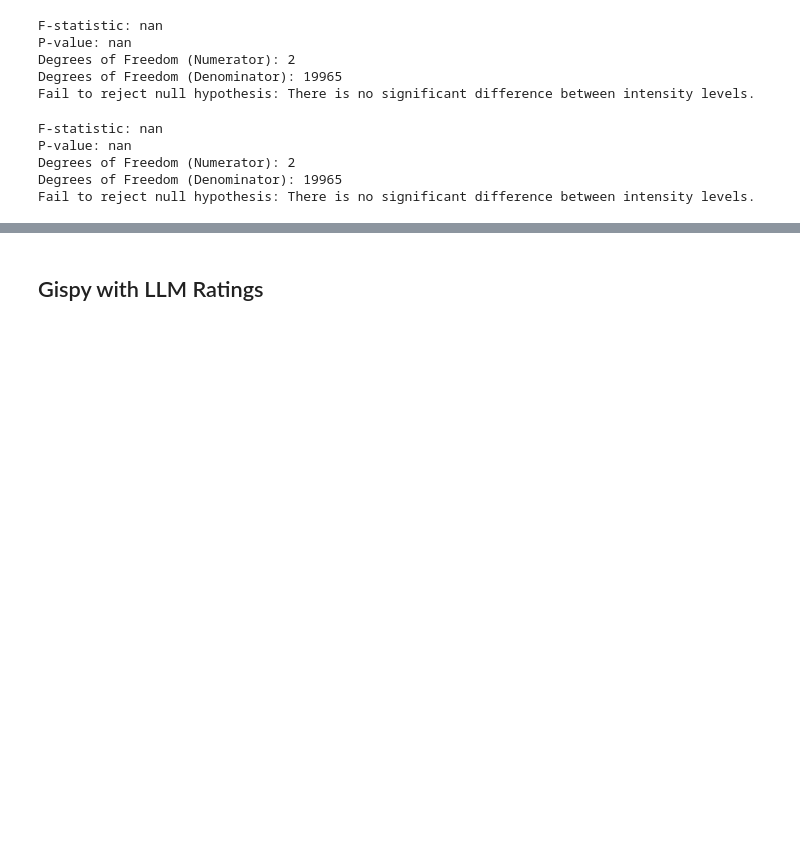
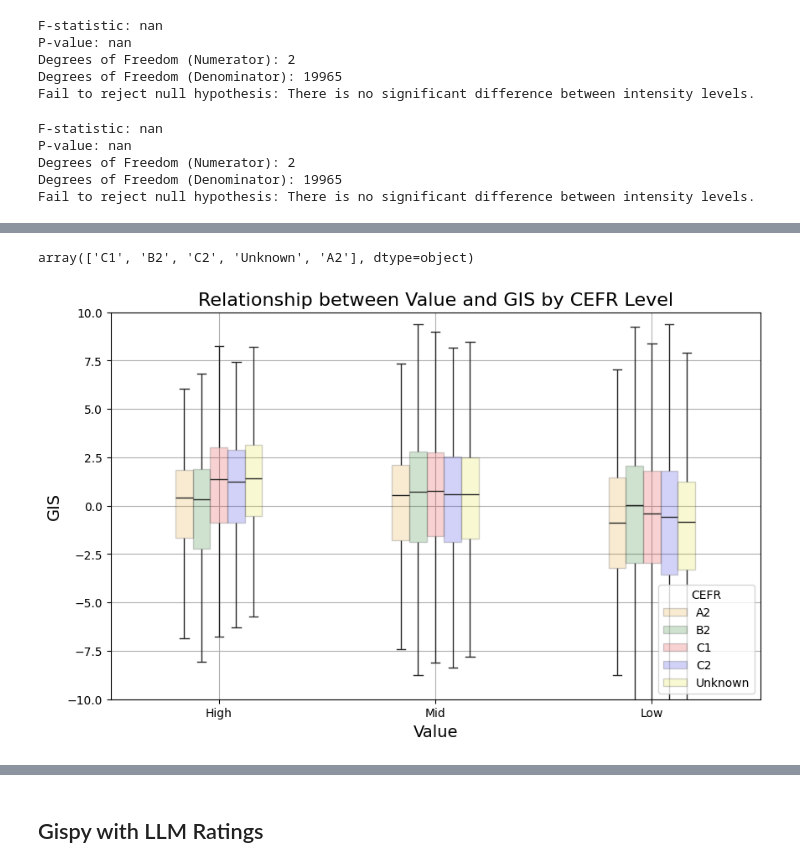
Before and after one commit to mahathi-p/Interest-in-humans-and-llms, a Jupyter notebook: analysis.ipynb, the cells around one changed output, grey strips where cells are left out. Drawn from its saved outputs; the diff is of its cells as text; code cells hidden in the pictures; blank space fills up the shorter version.

```diff
--- a/analysis.ipynb
+++ b/analysis.ipynb
@@ -453,0 +465,3 @@ Fail to reject null hypothesis: There is no significant difference between inten
+# %%
+df = combined_data[['PCCNC_mrc', 'WRDIMGc_mrc', 'gis', 'CEFR','int_level' ,'value']]
+df
@@ -453,0 +482,3 @@ Fail to reject null hypothesis: There is no significant difference between inten
+# %%
+df['gis_round'] = df['gis'].apply(lambda x: round(x, 3))
+df
@@ -453,0 +516,4 @@ Fail to reject null hypothesis: There is no significant difference between inten
+# %%
+df['CEFR'].unique()
+# %% [output]
+array(['C1', 'B2', 'C2', 'Unknown', 'A2'], dtype=object)
@@ -453,0 +523,30 @@ Fail to reject null hypothesis: There is no significant difference between inten
+# %%
+# Set up colors and markers for different CEFR levels
+colors = {'C1': 'red', 'B2': 'green', 'C2': 'blue', 'A2': 'orange', 'Unknown':'yellow'}
+
+# Define hue order for CEFR levels
+hue_order = ['A2', 'B2', 'C1', 'C2', 'Unknown']
+int_level_order = ['High', 'Mid', 'Low']
+# Plot
+plt.figure(figsize=(10, 6))
+
+# Plot boxplots for each value grouped by CEFR levels, with colors corresponding to CEFR levels
+g = sns.boxplot(x='int_level', y='gis_round', hue='CEFR', data=df, palette=colors, showfliers=False, width=0.4,
+            boxprops=dict(alpha=0.2),hue_order=hue_order,order=int_level_order)
+
+
+
+# Customize plot
+plt.title('Relationship between Value and GIS by CEFR Level', fontsize=16)
+plt.xlabel('Value', fontsize=14)
+plt.ylabel('GIS', fontsize=14)
+plt.ylim([-10, 10])  # Zoom in on Y-axis to focus on important values
+
+
+# Add a grid for better readability
+plt.grid(True)
+
+# Show the plot
+plt.show()
+# %% [output]
+[figure, added]
```
Also changed, not shown: parts of 18 cells of this notebook, 3 other files.
